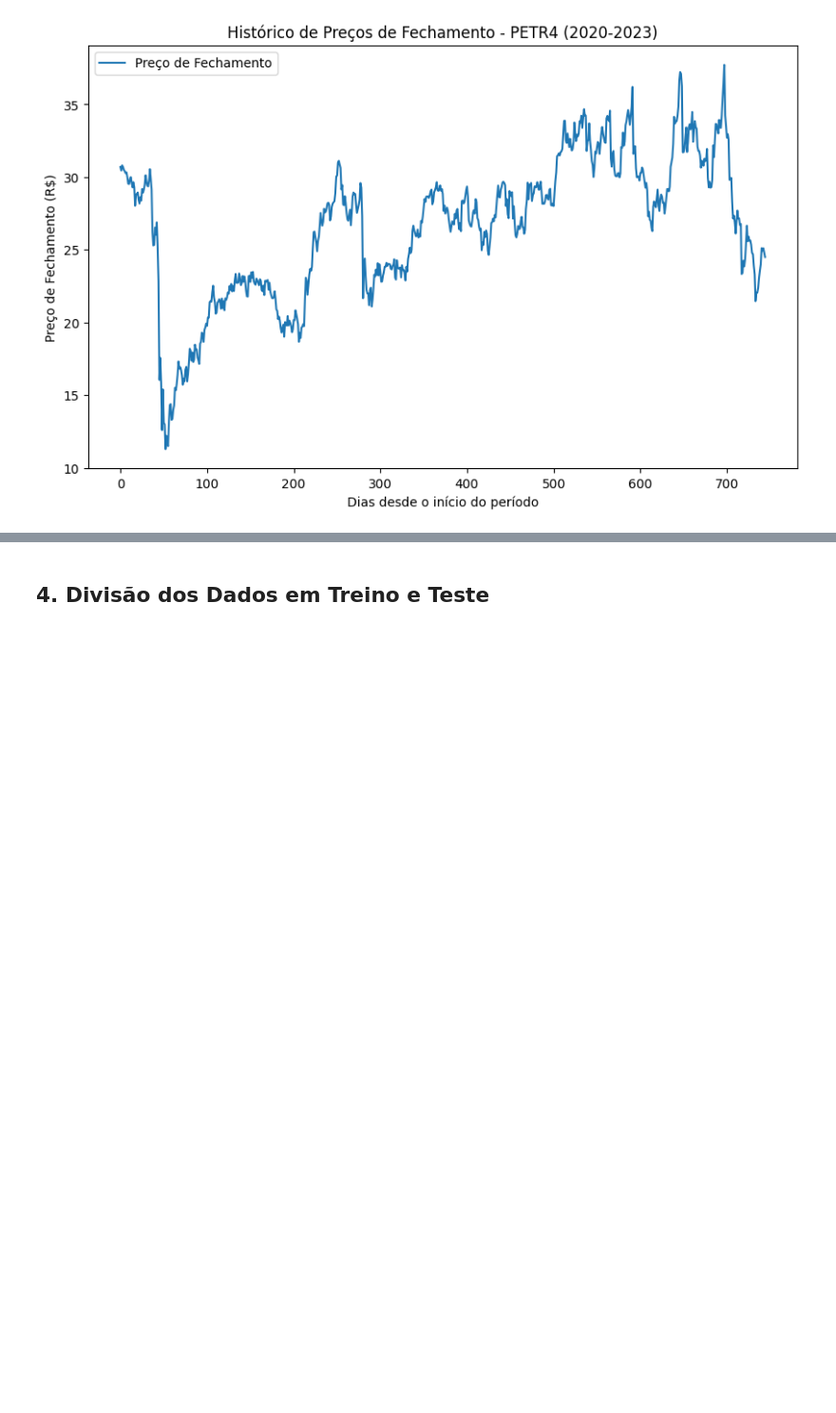
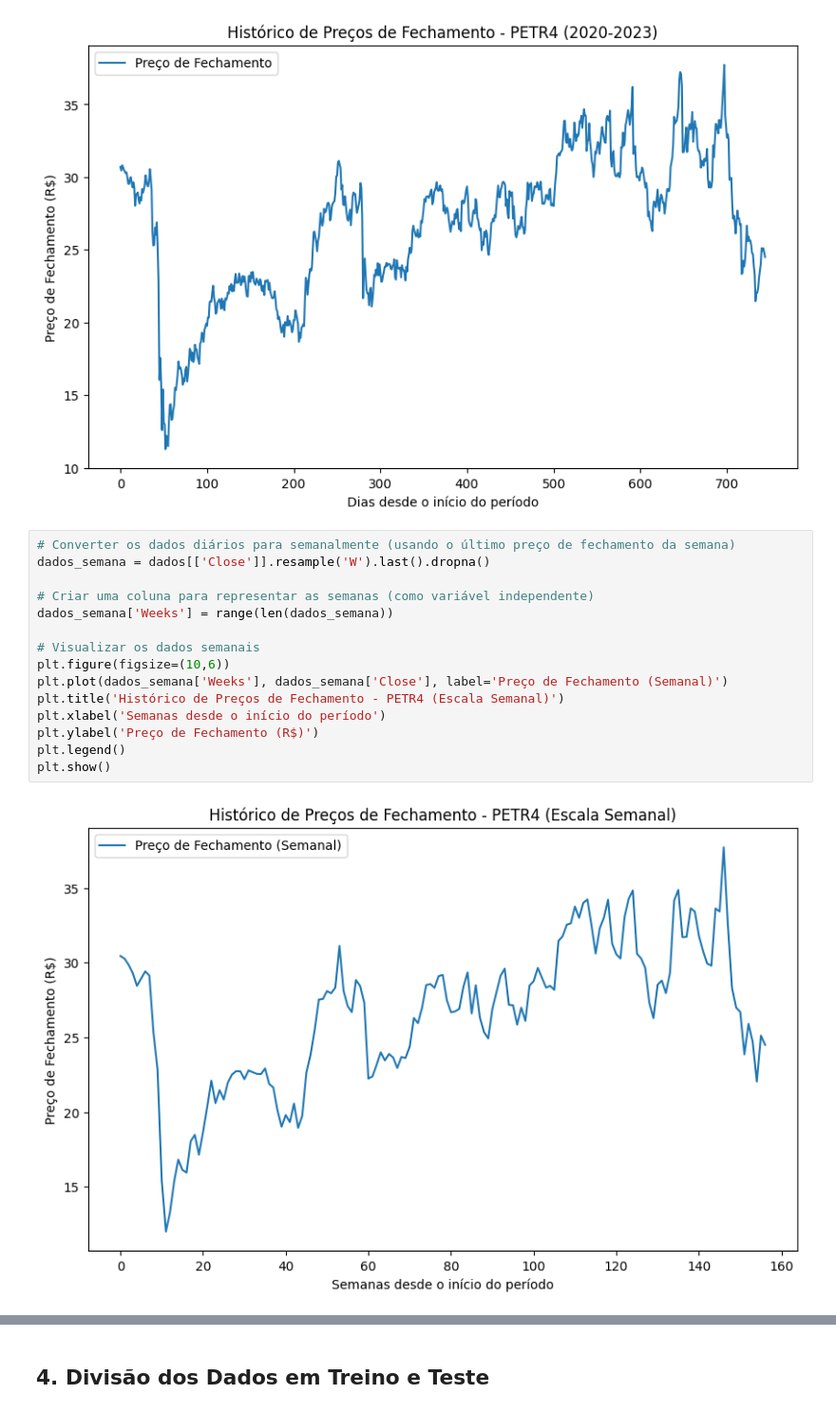
Before and after one commit to vitorraiaa/alglin_projeto_6, a Jupyter notebook: projeto.ipynb, the cells around one changed output, grey strips where cells are left out. Shown at 95% size. Cells and saved outputs as stored; diff of their text form; blank space fills up the shorter version.

```diff
--- a/projeto.ipynb
+++ b/projeto.ipynb
@@ -49,3 +49,20 @@ plt.legend()
 plt.show()
 # %% [output]
 [figure]
+# %%
+# Converter os dados diários para semanalmente (usando o último preço de fechamento da semana)
+dados_semana = dados[['Close']].resample('W').last().dropna()
+
+# Criar uma coluna para representar as semanas (como variável independente)
+dados_semana['Weeks'] = range(len(dados_semana))
+
+# Visualizar os dados semanais
+plt.figure(figsize=(10,6))
+plt.plot(dados_semana['Weeks'], dados_semana['Close'], label='Preço de Fechamento (Semanal)')
+plt.title('Histórico de Preços de Fechamento - PETR4 (Escala Semanal)')
+plt.xlabel('Semanas desde o início do período')
+plt.ylabel('Preço de Fechamento (R$)')
+plt.legend()
+plt.show()
+# %% [output]
+[figure, added]
```
Also changed, not shown: parts of 7 cells of this notebook.
